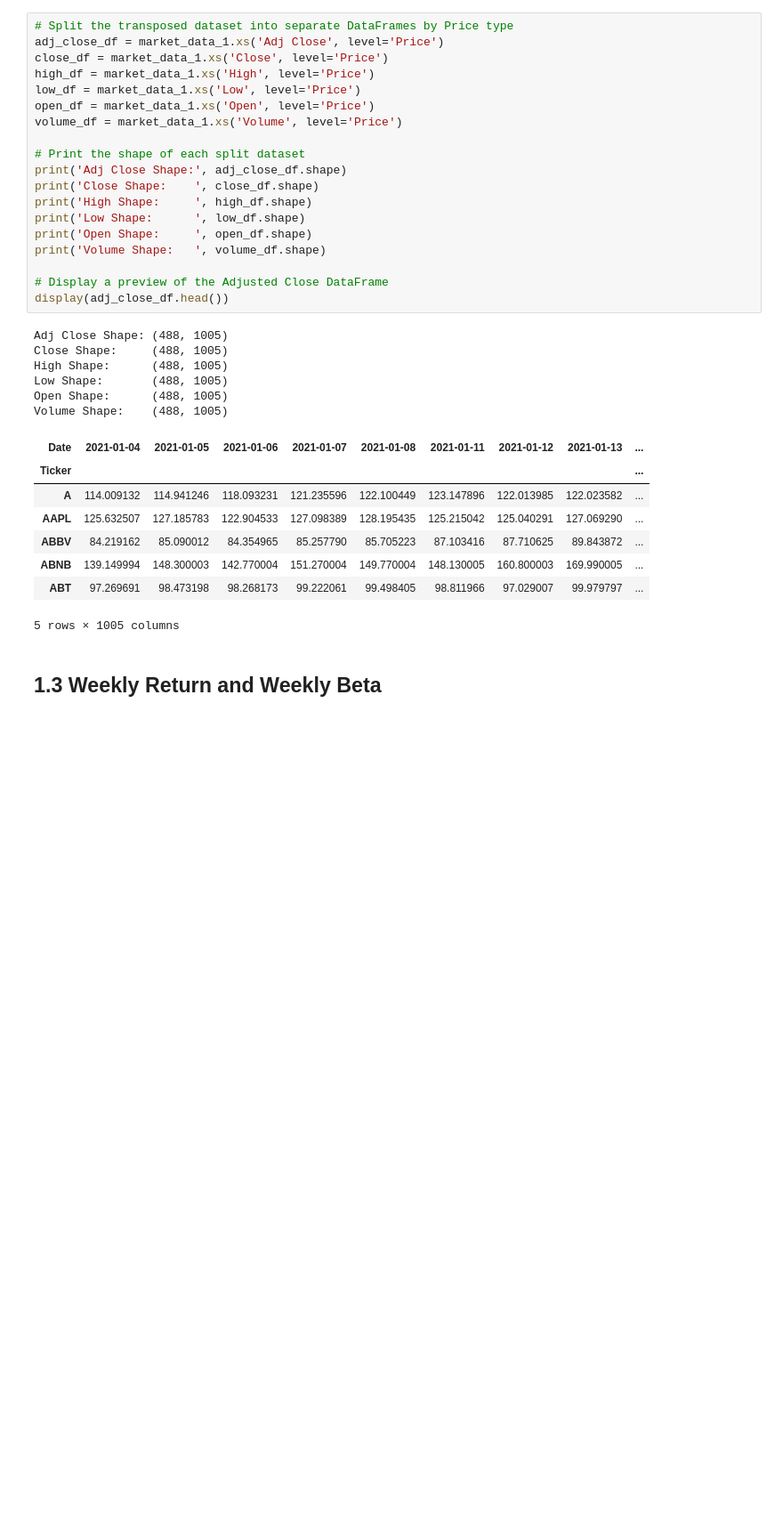
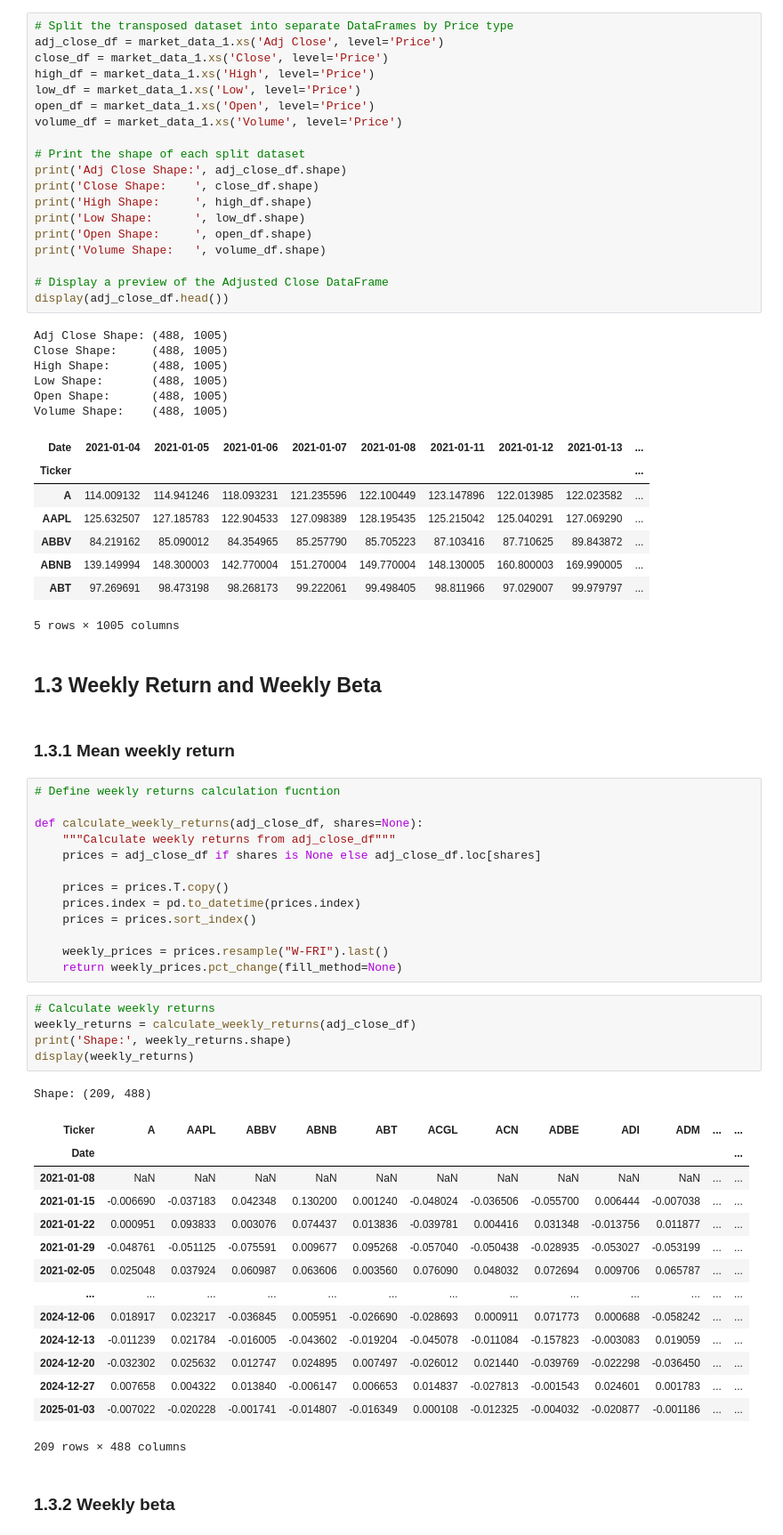
Before and after one commit to Govindu-Sathruwan/CRM-CM-CW1, a Jupyter notebook: CRM_&_CM_CW1.ipynb, the cells around one changed output. Shown at 89% size. Saved outputs shown, nothing was run; the diff lists cells and outputs as text; blank space fills up the shorter version.

Commit message:
Calculation of weekly return and weekly beta

```diff
--- a/CRM_&_CM_CW1.ipynb
+++ b/CRM_&_CM_CW1.ipynb
@@ -235,3 +235,41 @@ Volume Shape:    (488, 1005)
 5 rows × 1005 columns
 # %% [markdown]
 ## 1.3 Weekly Return and Weekly Beta
+# %% [markdown]
+### 1.3.1 Mean weekly return
+# %%
+# Define weekly returns calculation fucntion
+
+def calculate_weekly_returns(adj_close_df, shares=None):
+    """Calculate weekly returns from adj_close_df"""
+    prices = adj_close_df if shares is None else adj_close_df.loc[shares]
+
+    prices = prices.T.copy()
+    prices.index = pd.to_datetime(prices.index)
+    prices = prices.sort_index()
+
+    weekly_prices = prices.resample("W-FRI").last()
+    return weekly_prices.pct_change(fill_method=None)
+# %%
+# Calculate weekly returns
+weekly_returns = calculate_weekly_returns(adj_close_df)
+print('Shape:', weekly_returns.shape)
+display(weekly_returns)
+# %% [output]
+Shape: (209, 488)
+| Ticker | A | AAPL | ABBV | ABNB | ABT | ACGL | ACN | ADBE | ADI | ADM | ... | ... |
+| Date |  |  |  |  |  |  |  |  |  |  |  | ... |
+| 2021-01-08 | NaN | NaN | NaN | NaN | NaN | NaN | NaN | NaN | NaN | NaN | ... | ... |
+| 2021-01-15 | -0.006690 | -0.037183 | 0.042348 | 0.130200 | 0.001240 | -0.048024 | -0.036506 | -0.055700 | 0.006444 | -0.007038 | ... | ... |
+| 2021-01-22 | 0.000951 | 0.093833 | 0.003076 | 0.074437 | 0.013836 | -0.039781 | 0.004416 | 0.031348 | -0.013756 | 0.011877 | ... | ... |
+| 2021-01-29 | -0.048761 | -0.051125 | -0.075591 | 0.009677 | 0.095268 | -0.057040 | -0.050438 | -0.028935 | -0.053027 | -0.053199 | ... | ... |
+| 2021-02-05 | 0.025048 | 0.037924 | 0.060987 | 0.063606 | 0.003560 | 0.076090 | 0.048032 | 0.072694 | 0.009706 | 0.065787 | ... | ... |
+| ... | ... | ... | ... | ... | ... | ... | ... | ... | ... | ... | ... | ... |
+| 2024-12-06 | 0.018917 | 0.023217 | -0.036845 | 0.005951 | -0.026690 | -0.028693 | 0.000911 | 0.071773 | 0.000688 | -0.058242 | ... | ... |
+| 2024-12-13 | -0.011239 | 0.021784 | -0.016005 | -0.043602 | -0.019204 | -0.045078 | -0.011084 | -0.157823 | -0.003083 | 0.019059 | ... | ... |
+| 2024-12-20 | -0.032302 | 0.025632 | 0.012747 | 0.024895 | 0.007497 | -0.026012 | 0.021440 | -0.039769 | -0.022298 | -0.036450 | ... | ... |
+| 2024-12-27 | 0.007658 | 0.004322 | 0.013840 | -0.006147 | 0.006653 | 0.014837 | -0.027813 | -0.001543 | 0.024601 | 0.001783 | ... | ... |
+| 2025-01-03 | -0.007022 | -0.020228 | -0.001741 | -0.014807 | -0.016349 | 0.000108 | -0.012325 | -0.004032 | -0.020877 | -0.001186 | ... | ... |
+209 rows × 488 columns
+# %% [markdown]
+### 1.3.2 Weekly beta
```
Also changed, not shown: parts of 3 cells of this notebook.
